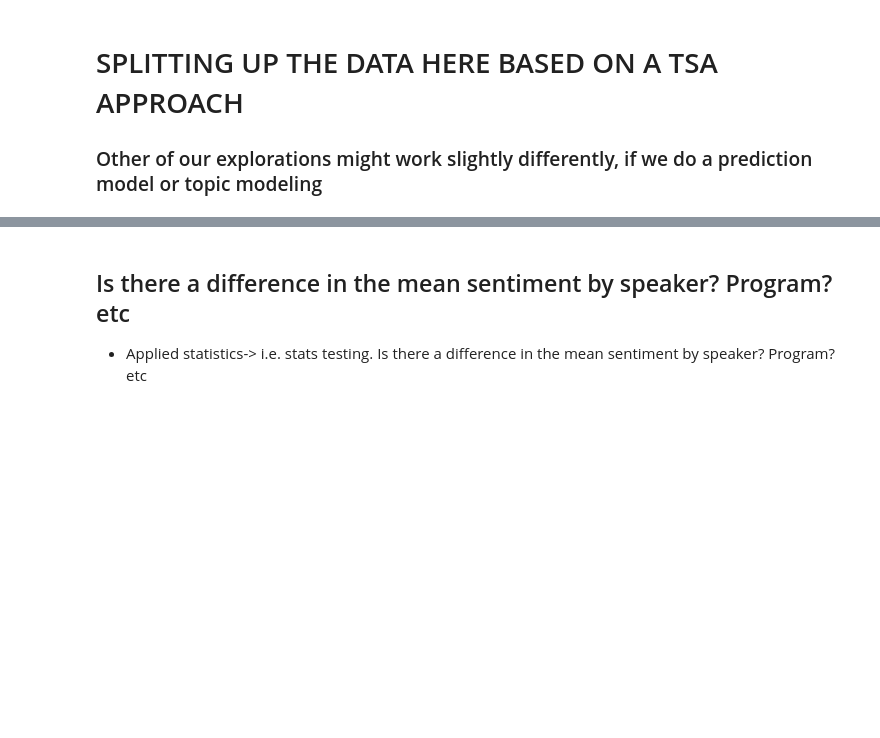
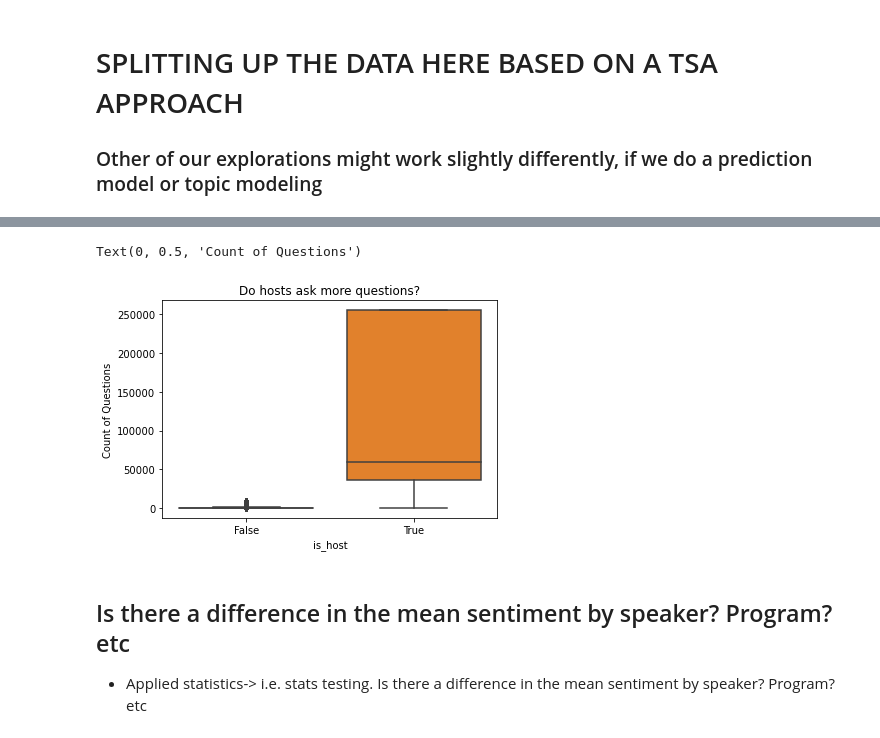
Before and after one commit to npr-nlp/npr-nlp-project, a Jupyter notebook: brian_explore_notebook.ipynb, the cells around one changed output, grey strips where cells are left out. Cells and saved outputs as stored; diff of their text form; code cells hidden in the pictures; blank space fills up the shorter version.

```diff
--- a/brian_explore_notebook.ipynb
+++ b/brian_explore_notebook.ipynb
@@ -187,0 +183,10 @@ Name: question_mark_count, Length: 138355, dtype: int64
+# %%
+questions = df[['speaker','question_mark_count']].groupby(['speaker'])['question_mark_count'] \
+                             .count() \
+                             .reset_index(name='count') \
+                             .sort_values(['count'], ascending=False)
+# %%
+questions = questions.merge(df, how='left', on='speaker').drop(columns=['story_id_num', 'utterance_order', 'utterance',
+       'title','clean', 'lemmatized', 'vader',
+       'utterance_word_count', 'question_mark_count'])
+questions
@@ -188,3 +207,10 @@ Name: question_mark_count, Length: 138355, dtype: int64
+# %%
+sns.boxplot(data= questions, x= 'is_host',y='count')
+plt.title("Do hosts ask more questions?")
+plt.ylabel("Count of Questions")
+# %% [output]
+Text(0, 0.5, 'Count of Questions')
+[figure, added]
 # %% [markdown]
 ## Is there a difference in the mean sentiment by speaker? Program? etc
 - Applied statistics-> i.e. stats testing. Is there a difference in the mean sentiment by speaker? Program? etc
```
Also changed, not shown: parts of 71 cells of this notebook.
